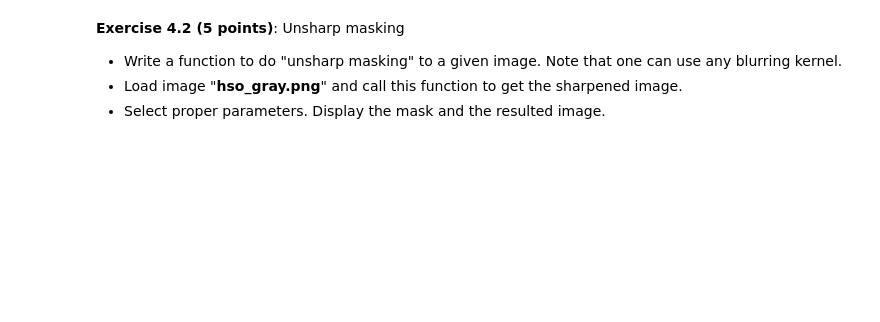
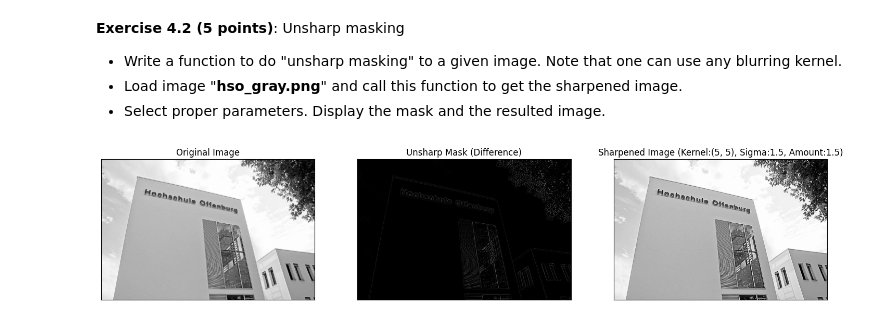
Before and after one commit to Ambos14/ComputerVision26, a Jupyter notebook: Praktikum 2/l3.ipynb, the cells around one changed output. Cells and saved outputs as stored; diff of their text form; code cells hidden in the pictures; blank space fills up the shorter version.

```diff
--- a/Praktikum 2/l3.ipynb
+++ b/Praktikum 2/l3.ipynb
@@ -403,4 +493,70 @@ Note that if you get only a single edge, please understand first why the other e
 - Load image "**hso_gray.png**" and call this function to get the sharpened image.
 - Select proper parameters.  Display the mask and the resulted image.
 # %%
-# solution
+def unsharp_masking(image, blur_kernel_size=(5, 5), sigma=1, amount=1.0):
+    """
+    Applies unsharp masking to an image.
+
+    Args:
+        image (numpy.ndarray): The input grayscale image.
+        blur_kernel_size (tuple): Size of the blurring kernel (e.g., (5, 5)).
+        sigma (int): Standard deviation of the Gaussian kernel.
+        amount (float): The amount of sharpening to apply. Higher values mean more sharpening.
+
+    Returns:
+        tuple: A tuple containing the mask and the sharpened image.
+    """
+    # 1. Blur the original image
+    blurred_image = cv2.GaussianBlur(image, blur_kernel_size, sigma)
+
+    # 2. Calculate the unsharp mask
+    # The mask is the difference between the original and blurred image
+    unsharp_mask = cv2.subtract(image, blurred_image)
+
+    # 3. Add the scaled mask back to the original image
+    # The 'amount' parameter controls the strength of sharpening
+    sharpened_image = cv2.addWeighted(image, 1.0 + amount, blurred_image, -amount, 0)
+    # Clip values to stay within 0-255 range and convert to uint8
+    sharpened_image = np.clip(sharpened_image, 0, 255).astype(np.uint8)
+
+    return unsharp_mask, sharpened_image
+
+# Load image as grayscale
+img_path = '/content/ComputerVision26/Praktikum 2/hso_gray.png'
+img = cv2.imread(img_path, cv2.IMREAD_GRAYSCALE)
+
+# Check if image loaded successfully
+assert img is not None, f"Could not load image at {img_path}. Check path and file."
+
+# Select proper parameters for unsharp masking
+# blur_kernel_size: needs to be odd. (5,5) is a good starting point.
+# sigma: controls the amount of blur. Larger sigma -> more blur, thus sharper mask.
+# amount: controls the strength of the sharpening effect. 1.0 is standard.
+blur_kernel_size = (5, 5)
+sigma = 1.5
+amount = 1.5 # Increased amount for a more noticeable sharpening effect
+
+# Call the unsharp_masking function
+mask, sharpened_img = unsharp_masking(img, blur_kernel_size, sigma, amount)
+
+# Display the original, mask, and sharpened images
+plt.figure(figsize=(18, 6))
+
+plt.subplot(1, 3, 1)
+plt.imshow(img, cmap='gray')
+plt.title('Original Image')
+plt.xticks([]), plt.yticks([])
+
+plt.subplot(1, 3, 2)
+plt.imshow(mask, cmap='gray')
+plt.title('Unsharp Mask (Difference)')
+plt.xticks([]), plt.yticks([])
+
+plt.subplot(1, 3, 3)
+plt.imshow(sharpened_img, cmap='gray')
+plt.title(f'Sharpened Image (Kernel:{blur_kernel_size}, Sigma:{sigma}, Amount:{amount})')
+plt.xticks([]), plt.yticks([])
+
+plt.show()
+# %% [output]
+[figure, added]
```
Also changed, not shown: parts of 4 cells of this notebook.
